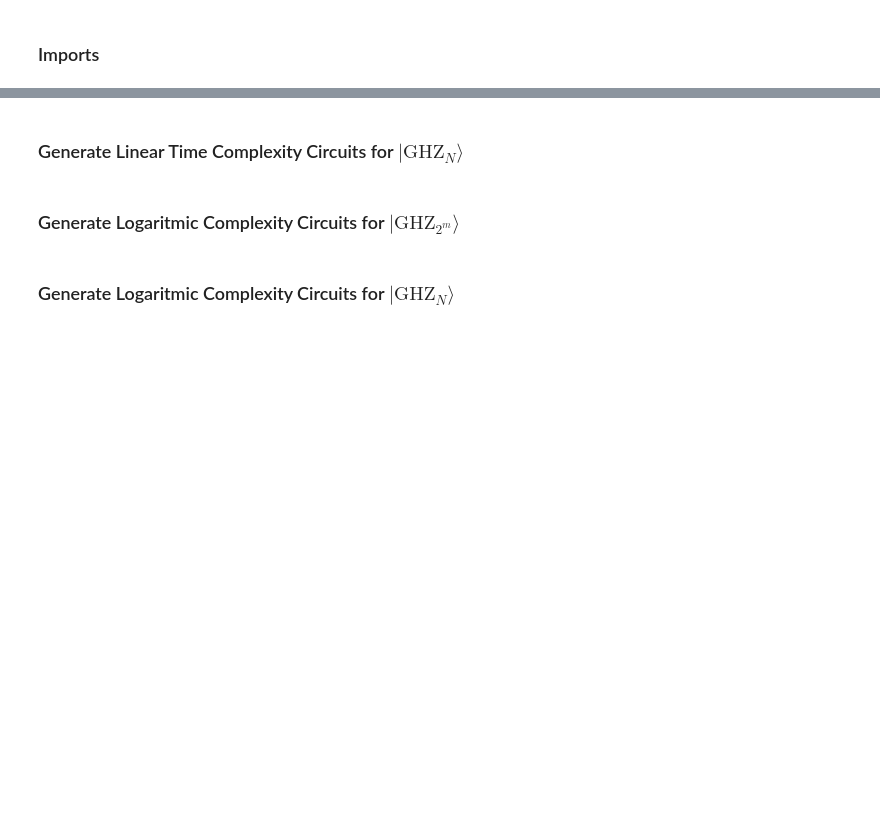
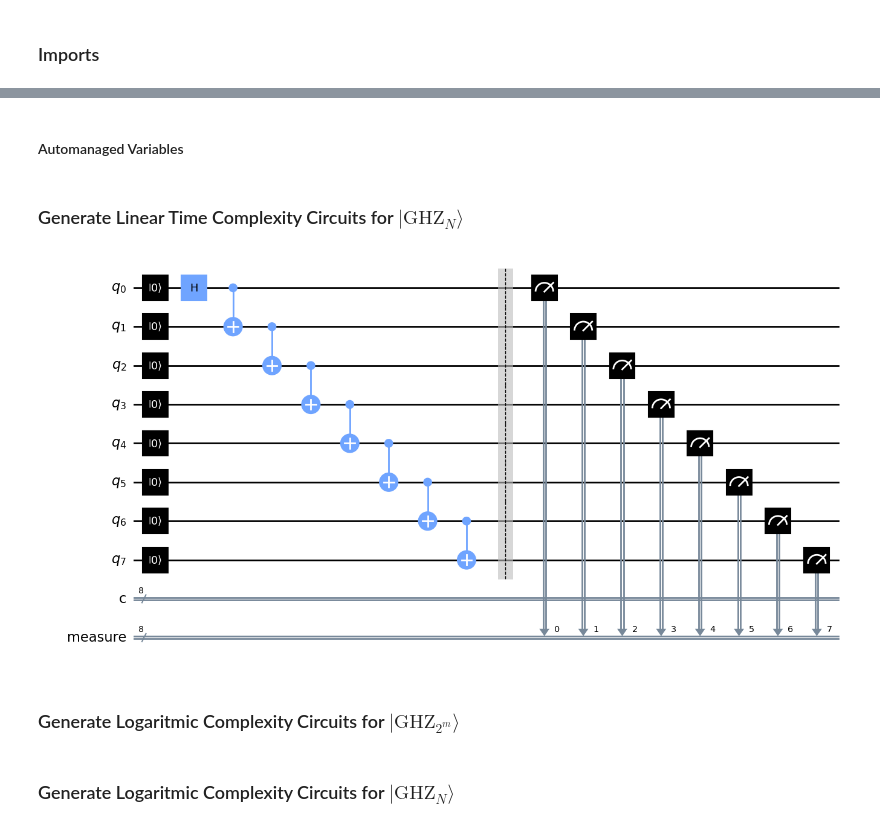
Before and after one commit to Kapral67/CSCI420-Research, a Jupyter notebook: data/init.ipynb, the cells around one changed output, grey strips where cells are left out. Cells and saved outputs as stored; diff of their text form; code cells hidden in the pictures; blank space fills up the shorter version.

```diff
--- a/data/init.ipynb
+++ b/data/init.ipynb
@@ -21,0 +23,11 @@ from qiskit.circuit import Qubit
+# %%
+# number of qubits
+N = 8
+
+# use simulator
+use_sim = True
+
+# shots
+shots = 1024
+# %% [markdown]
+#### Automanaged Variables
@@ -29,12 +71,18 @@ def linear_complexity_GHZ(N: int) -> QuantumCircuit:
     raise ValueError("There must be one or more qubits.")
 
   c = QuantumCircuit(N)
-  c.reset([i for i in range(N)])
+  for i in range(N):
+    c.reset(i)
   c.h(0)
   for i in range(1, N):
     c.cx(i-1, i)
   c.measure_active()
   return c
+# %%
+linear_complexity_circuit = linear_complexity_GHZ(N)
+linear_complexity_circuit.draw(output='mpl')
+# %% [output]
+[figure, added]
 # %% [markdown]
 ### Generate Logaritmic Complexity Circuits for $|\text{GHZ}_{2^m}\rangle$
 # %%
```
Also changed, not shown: parts of 20 cells of this notebook, 1 other file.
